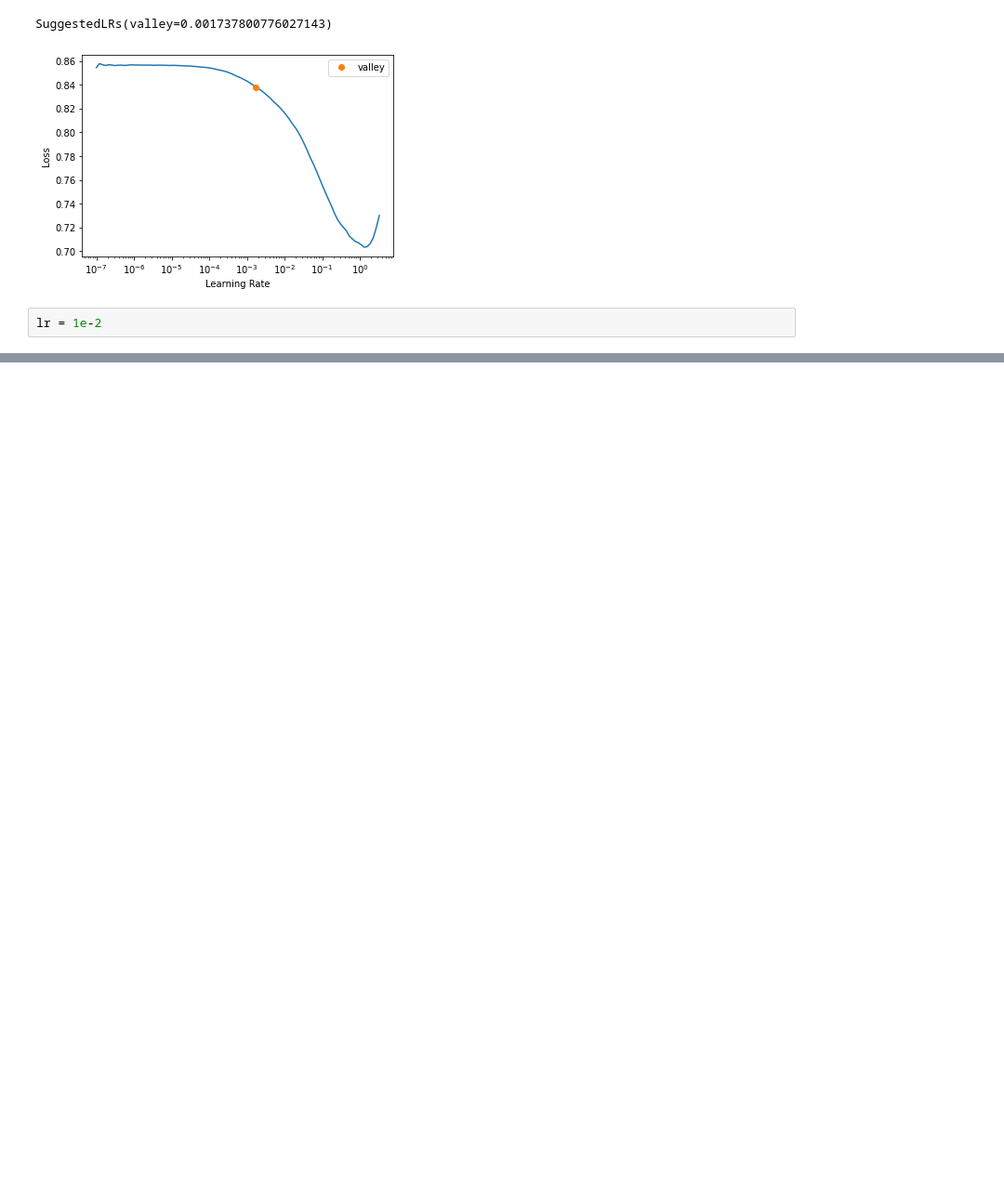
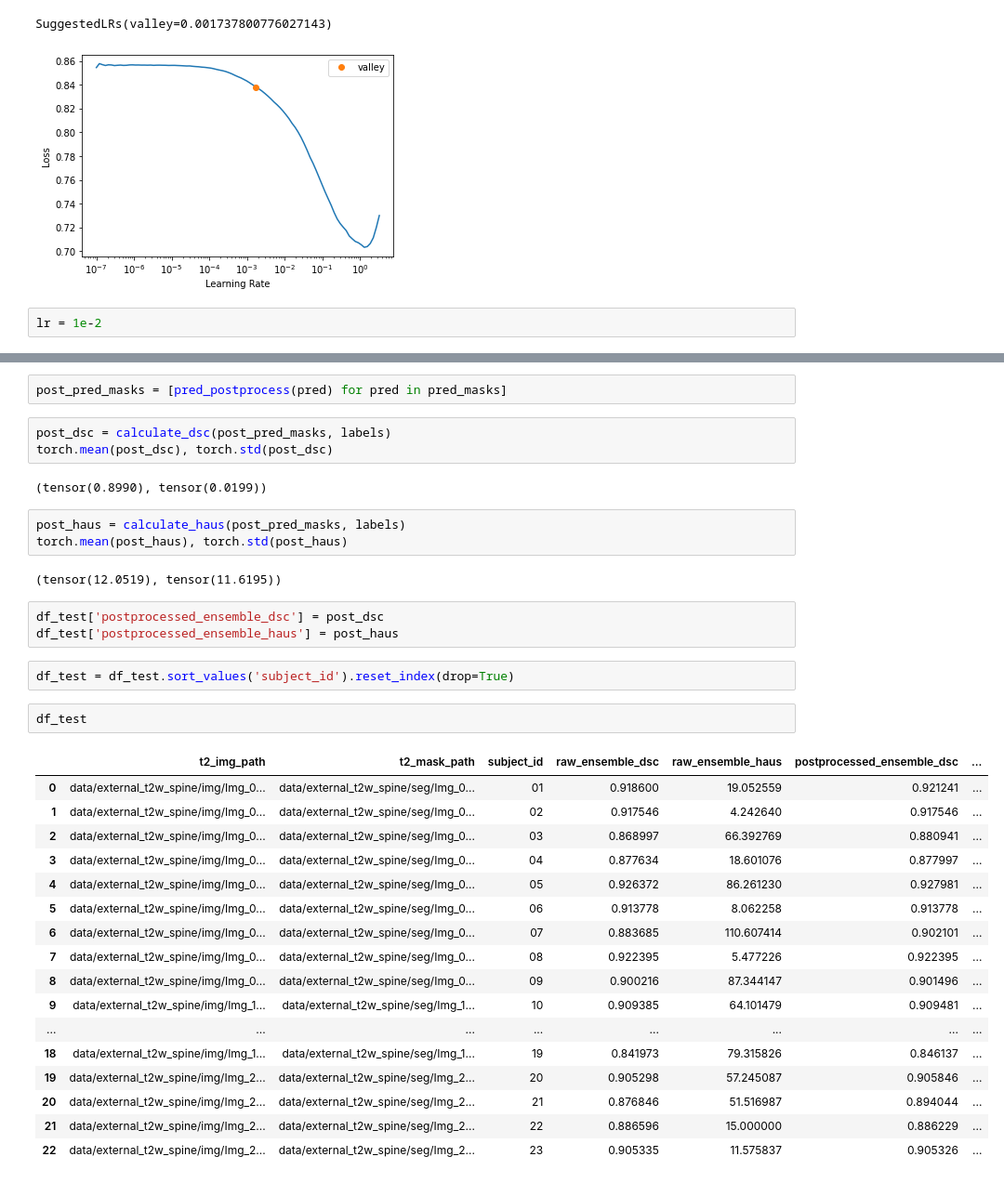
Before and after one commit to MMIV-ML/fastMONAI, a Jupyter notebook: research/00-spine-segmentation-training.ipynb, the cells around one changed output, grey strips where cells are left out. Shown at 93% size. Saved outputs shown, nothing was run; the diff lists cells and outputs as text; blank space fills up the shorter version.

Commit message:
Dev: spine segmentation notebook

```diff
--- a/research/00-spine-segmentation-training.ipynb
+++ b/research/00-spine-segmentation-training.ipynb
@@ -194,0 +216,37 @@ learn.show_results(anatomical_plane=0)
+# %%
+post_pred_masks = [pred_postprocess(pred) for pred in pred_masks]
+# %%
+post_dsc = calculate_dsc(post_pred_masks, labels)
+torch.mean(post_dsc), torch.std(post_dsc)
+# %% [output]
+(tensor(0.8990), tensor(0.0199))
+# %%
+post_haus = calculate_haus(post_pred_masks, labels)
+torch.mean(post_haus), torch.std(post_haus)
+# %% [output]
+(tensor(12.0519), tensor(11.6195))
+# %%
+df_test['postprocessed_ensemble_dsc'] = post_dsc
+df_test['postprocessed_ensemble_haus'] = post_haus
+# %%
+df_test = df_test.sort_values('subject_id').reset_index(drop=True)
+# %%
+df_test
+# %% [output]
+|  | t2_img_path | t2_mask_path | subject_id | raw_ensemble_dsc | raw_ensemble_haus | postprocessed_ensemble_dsc | ... |
+| 0 | data/external_t2w_spine/img/Img_0... | data/external_t2w_spine/seg/Img_0... | 01 | 0.918600 | 19.052559 | 0.921241 | ... |
+| 1 | data/external_t2w_spine/img/Img_0... | data/external_t2w_spine/seg/Img_0... | 02 | 0.917546 | 4.242640 | 0.917546 | ... |
+| 2 | data/external_t2w_spine/img/Img_0... | data/external_t2w_spine/seg/Img_0... | 03 | 0.868997 | 66.392769 | 0.880941 | ... |
+| 3 | data/external_t2w_spine/img/Img_0... | data/external_t2w_spine/seg/Img_0... | 04 | 0.877634 | 18.601076 | 0.877997 | ... |
+| 4 | data/external_t2w_spine/img/Img_0... | data/external_t2w_spine/seg/Img_0... | 05 | 0.926372 | 86.261230 | 0.927981 | ... |
+| 5 | data/external_t2w_spine/img/Img_0... | data/external_t2w_spine/seg/Img_0... | 06 | 0.913778 | 8.062258 | 0.913778 | ... |
+| 6 | data/external_t2w_spine/img/Img_0... | data/external_t2w_spine/seg/Img_0... | 07 | 0.883685 | 110.607414 | 0.902101 | ... |
+| 7 | data/external_t2w_spine/img/Img_0... | data/external_t2w_spine/seg/Img_0... | 08 | 0.922395 | 5.477226 | 0.922395 | ... |
+| 8 | data/external_t2w_spine/img/Img_0... | data/external_t2w_spine/seg/Img_0... | 09 | 0.900216 | 87.344147 | 0.901496 | ... |
+| 9 | data/external_t2w_spine/img/Img_1... | data/external_t2w_spine/seg/Img_1... | 10 | 0.909385 | 64.101479 | 0.909481 | ... |
+| ... | ... | ... | ... | ... | ... | ... | ... |
+| 18 | data/external_t2w_spine/img/Img_1... | data/external_t2w_spine/seg/Img_1... | 19 | 0.841973 | 79.315826 | 0.846137 | ... |
+| 19 | data/external_t2w_spine/img/Img_2... | data/external_t2w_spine/seg/Img_2... | 20 | 0.905298 | 57.245087 | 0.905846 | ... |
+| 20 | data/external_t2w_spine/img/Img_2... | data/external_t2w_spine/seg/Img_2... | 21 | 0.876846 | 51.516987 | 0.894044 | ... |
+| 21 | data/external_t2w_spine/img/Img_2... | data/external_t2w_spine/seg/Img_2... | 22 | 0.886596 | 15.000000 | 0.886229 | ... |
+| 22 | data/external_t2w_spine/img/Img_2... | data/external_t2w_spine/seg/Img_2... | 23 | 0.905335 | 11.575837 | 0.905326 | ... |
```
Also changed, not shown: parts of 42 cells of this notebook, 5 other files.
